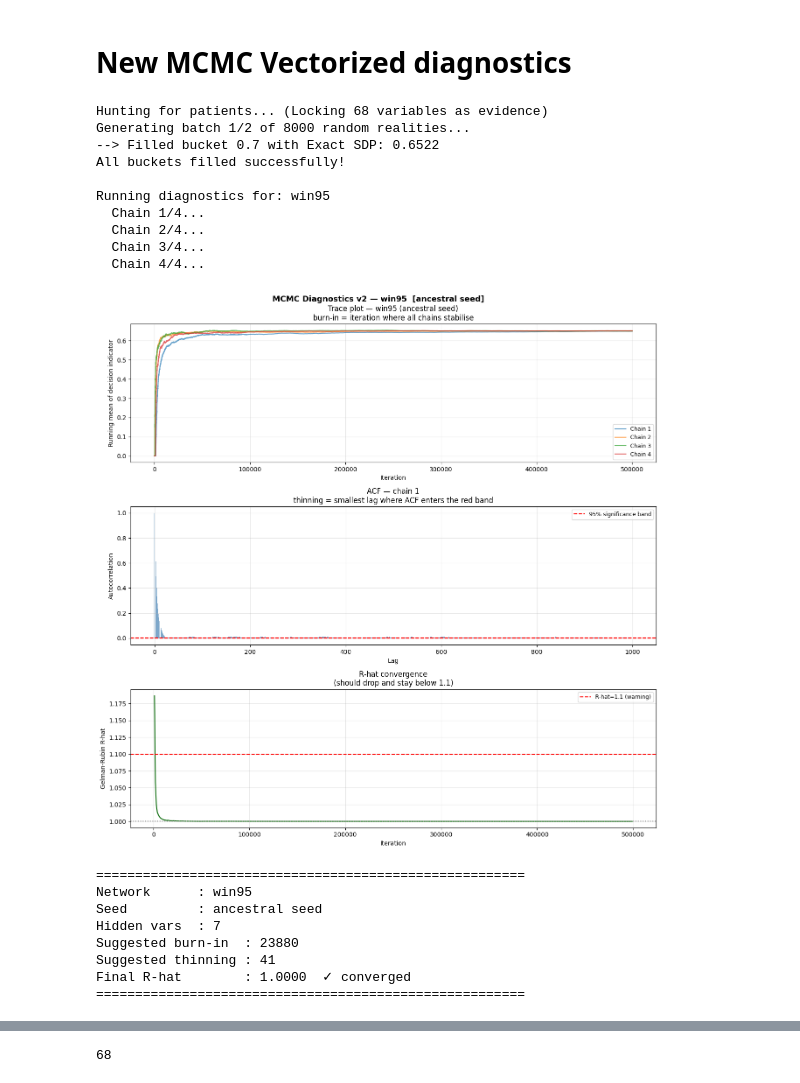
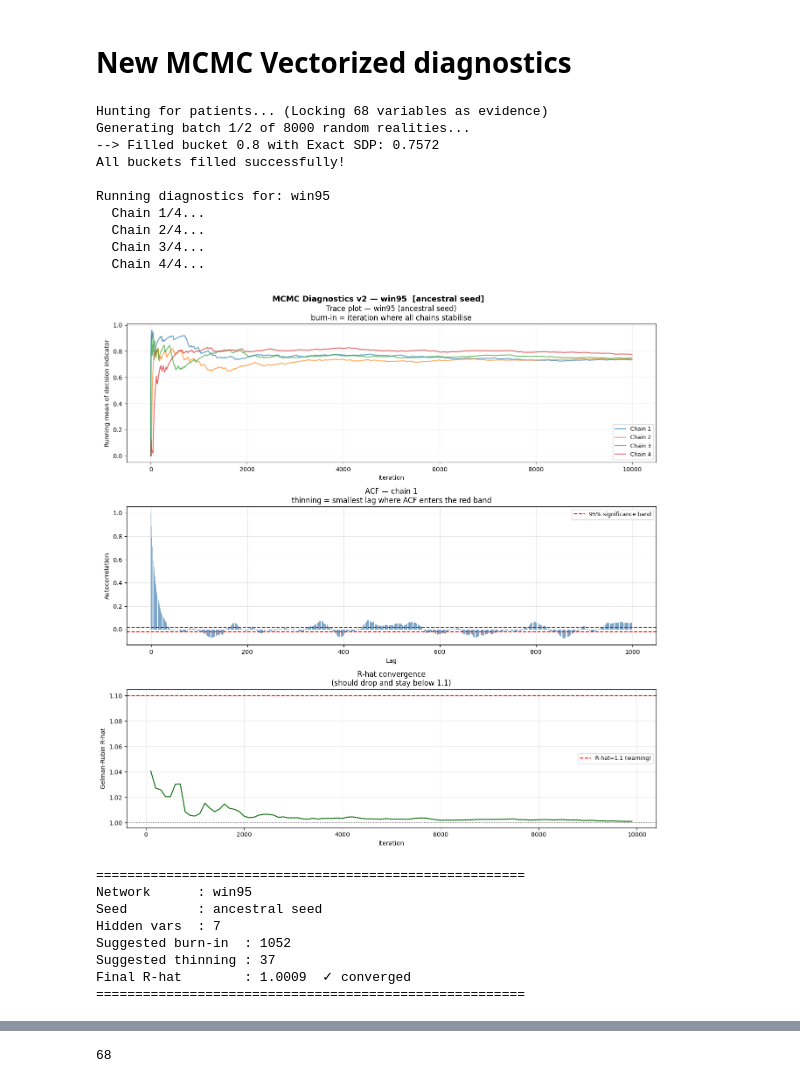
Before and after one commit to jpafcampos/explaining-BNs, a Jupyter notebook: src/mcmc_sanity_check.ipynb, the cells around one changed output, grey strips where cells are left out. Saved outputs shown, nothing was run; the diff lists cells and outputs as text; code cells hidden in the pictures.

```diff
--- a/src/mcmc_sanity_check.ipynb
+++ b/src/mcmc_sanity_check.ipynb
@@ -471,43 +471,43 @@ def run_mcmc_diagnostics_v2(bn, target, target_value, patient, threshold,
 # %%
 for model in [win95pts_model]:
     target        = select_optimal_target_node(model)
     target_states = model.get_cpds(target).state_names[target]
     target_value  = target_states[1]
 
     available    = [n for n in model.nodes() if n != target]
     n_hidden     = 7
     n_evidence   = len(available) - n_hidden
 
-    target_sdp = 0.7
+    target_sdp = 0.80
     harvested    = find_exact_experimental_patients_random(model, target, target_value, 0.5, n_evidence, [target_sdp])
     patient, _   = harvested[target_sdp]
 
     print(f"\nRunning diagnostics for: {model.name}")
 
 
     diag = run_mcmc_diagnostics_v2(
         model, target, target_value, patient, threshold=0.5,
-        n_iterations=500_000, n_chains=4,
+        n_iterations=10_000, n_chains=4,
         use_lw_seed=True,
     )
 # %% [output]
 Hunting for patients... (Locking 68 variables as evidence)
 Generating batch 1/2 of 8000 random realities...
---> Filled bucket 0.7 with Exact SDP: 0.6522
+--> Filled bucket 0.8 with Exact SDP: 0.7572
 All buckets filled successfully!
 
 Running diagnostics for: win95
   Chain 1/4...
   Chain 2/4...
   Chain 3/4...
   Chain 4/4...
-[figure, old version]
+[figure, new version]
 =======================================================
 Network      : win95
 Seed         : ancestral seed
 Hidden vars  : 7
-Suggested burn-in  : 23880
-Suggested thinning : 41
-Final R-hat        : 1.0000  ✓ converged
+Suggested burn-in  : 1052
+Suggested thinning : 37
+Final R-hat        : 1.0009  ✓ converged
 =======================================================
 # %%
```
Also changed, not shown: parts of 2 cells of this notebook, 3 other files.
